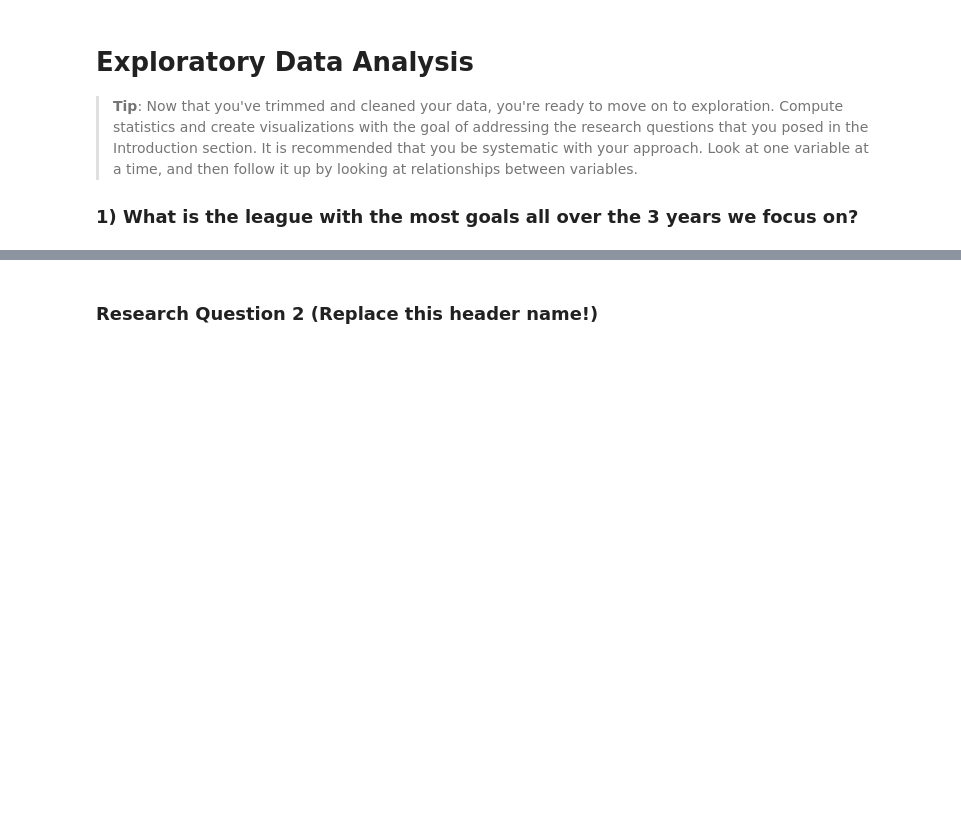
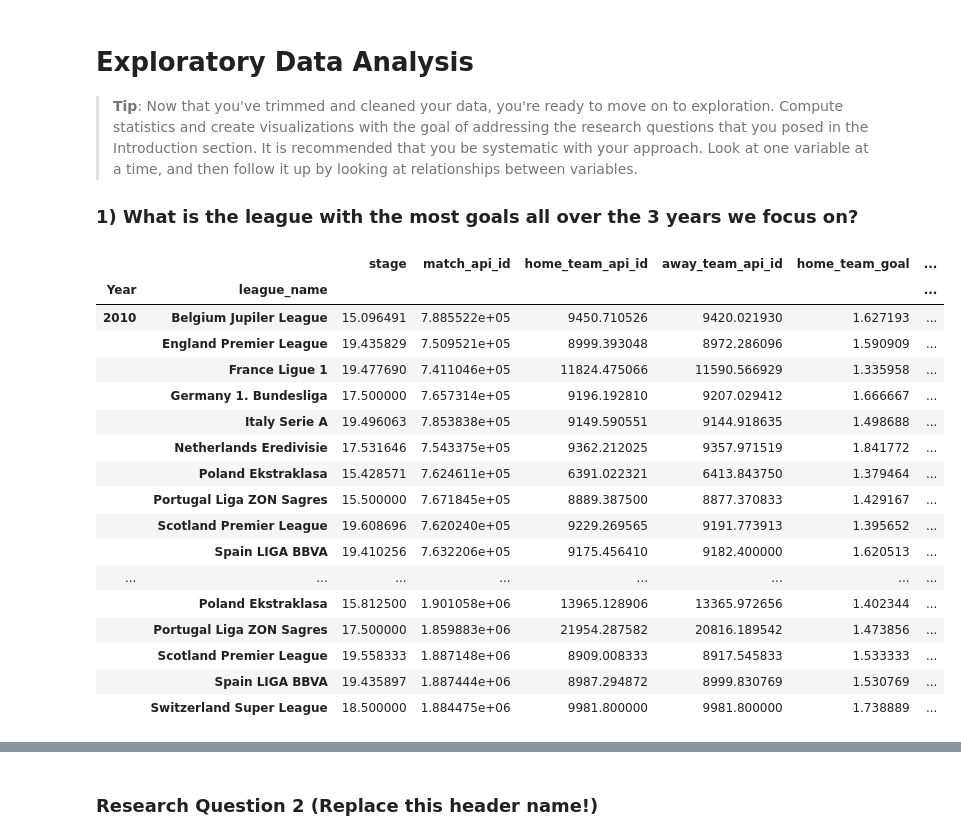
Before and after one commit to mo7amed7assan1911/European-Soccer-Data-Analysis, a Jupyter notebook: investigate-a-dataset-template.ipynb, the cells around one changed output, grey strips where cells are left out. Drawn from its saved outputs; the diff is of its cells as text; code cells hidden in the pictures; blank space fills up the shorter version.

```diff
--- a/investigate-a-dataset-template.ipynb
+++ b/investigate-a-dataset-template.ipynb
@@ -490,3 +716,31 @@ Match_League_Country.head(1)
 > **Tip**: Now that you've trimmed and cleaned your data, you're ready to move on to exploration. Compute statistics and create visualizations with the goal of addressing the research questions that you posed in the Introduction section. It is recommended that you be systematic with your approach. Look at one variable at a time, and then follow it up by looking at relationships between variables.
 
 ### 1) What is the league with the most goals all over the 3 years we focus on?
+# %%
+Match_League_Country.groupby(['Year', 'league_name']).mean()
+# x = [1, 2, 3]
+# width = 0.35
+# fig, ax = plt.subplots()
+# ax.set_ylabel('avg goals per match')
+# ax.set_title('ATTTACK')
+# ax.set_xticks(x)
+# ax.set_xticklabels(years)
+# %% [output]
+|  |  | stage | match_api_id | home_team_api_id | away_team_api_id | home_team_goal | ... |
+| Year | league_name |  |  |  |  |  | ... |
+| 2010 | Belgium Jupiler League | 15.096491 | 7.885522e+05 | 9450.710526 | 9420.021930 | 1.627193 | ... |
+|  | England Premier League | 19.435829 | 7.509521e+05 | 8999.393048 | 8972.286096 | 1.590909 | ... |
+|  | France Ligue 1 | 19.477690 | 7.411046e+05 | 11824.475066 | 11590.566929 | 1.335958 | ... |
+|  | Germany 1. Bundesliga | 17.500000 | 7.657314e+05 | 9196.192810 | 9207.029412 | 1.666667 | ... |
+|  | Italy Serie A | 19.496063 | 7.853838e+05 | 9149.590551 | 9144.918635 | 1.498688 | ... |
+|  | Netherlands Eredivisie | 17.531646 | 7.543375e+05 | 9362.212025 | 9357.971519 | 1.841772 | ... |
+|  | Poland Ekstraklasa | 15.428571 | 7.624611e+05 | 6391.022321 | 6413.843750 | 1.379464 | ... |
+|  | Portugal Liga ZON Sagres | 15.500000 | 7.671845e+05 | 8889.387500 | 8877.370833 | 1.429167 | ... |
+|  | Scotland Premier League | 19.608696 | 7.620240e+05 | 9229.269565 | 9191.773913 | 1.395652 | ... |
+|  | Spain LIGA BBVA | 19.410256 | 7.632206e+05 | 9175.456410 | 9182.400000 | 1.620513 | ... |
+| ... | ... | ... | ... | ... | ... | ... | ... |
+|  | Poland Ekstraklasa | 15.812500 | 1.901058e+06 | 13965.128906 | 13365.972656 | 1.402344 | ... |
+|  | Portugal Liga ZON Sagres | 17.500000 | 1.859883e+06 | 21954.287582 | 20816.189542 | 1.473856 | ... |
+|  | Scotland Premier League | 19.558333 | 1.887148e+06 | 8909.008333 | 8917.545833 | 1.533333 | ... |
+|  | Spain LIGA BBVA | 19.435897 | 1.887444e+06 | 8987.294872 | 8999.830769 | 1.530769 | ... |
+|  | Switzerland Super League | 18.500000 | 1.884475e+06 | 9981.800000 | 9981.800000 | 1.738889 | ... |
```
Also changed, not shown: parts of 34 cells of this notebook.
